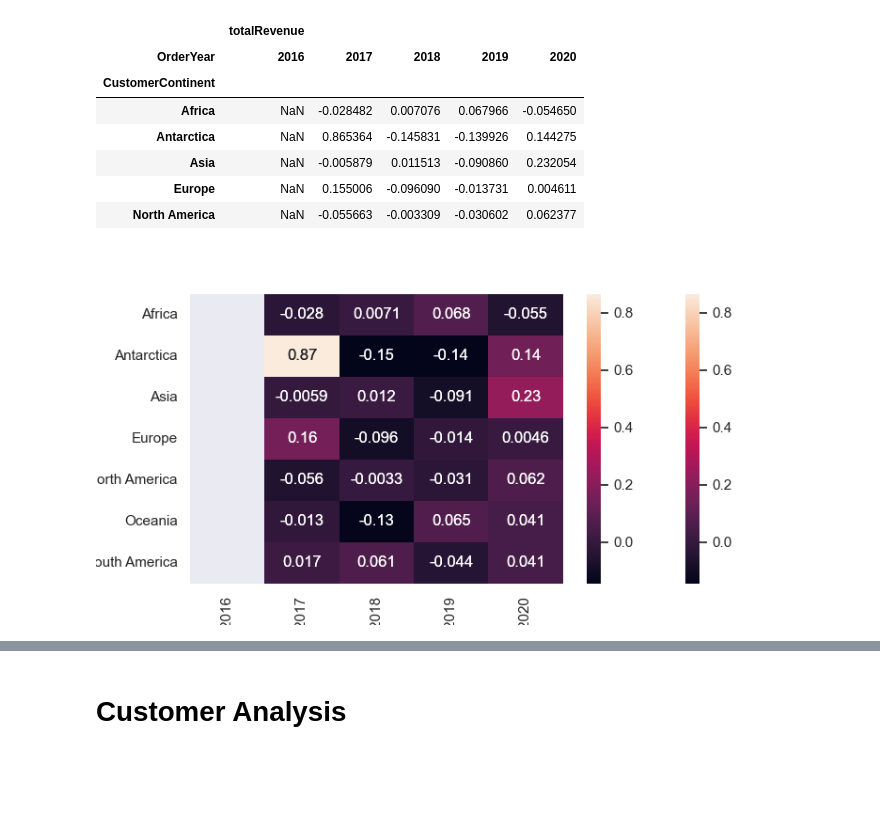
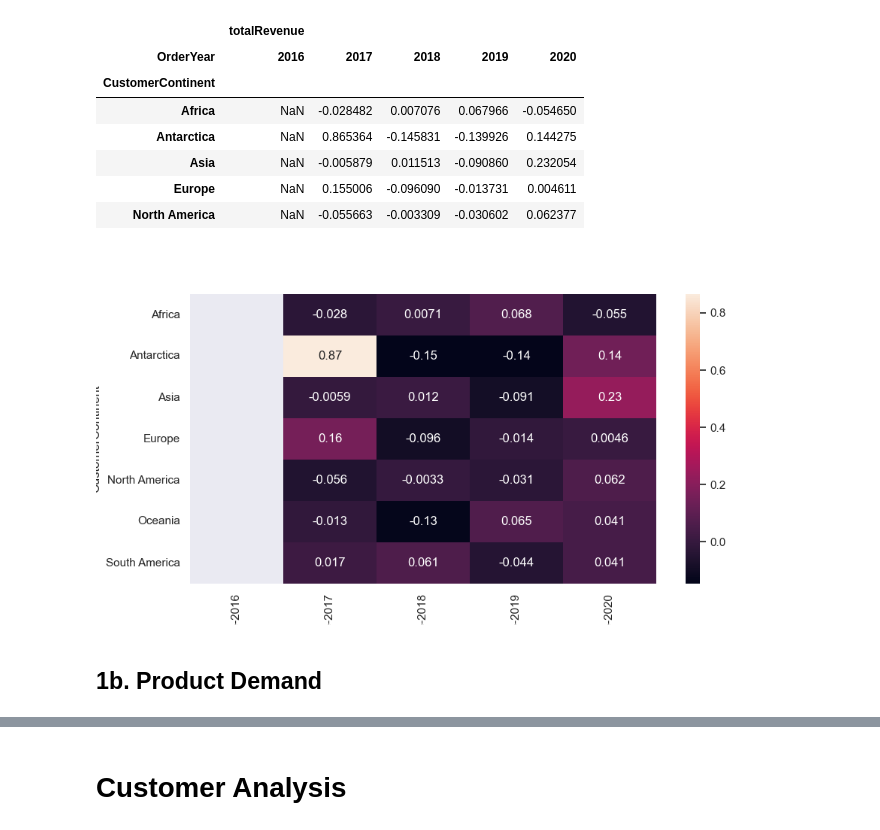
Before and after one commit to josephine-amponsah/ecommerce-data-analysis, a Jupyter notebook: notebooks/exploratory-analysis.ipynb, the cells around one changed output, grey strips where cells are left out. Cells and saved outputs as stored; diff of their text form; code cells hidden in the pictures; blank space fills up the shorter version.

```diff
--- a/notebooks/exploratory-analysis.ipynb
+++ b/notebooks/exploratory-analysis.ipynb
@@ -215,11 +222,15 @@ yoy_rev.head()
 | Europe | NaN | 0.155006 | -0.096090 | -0.013731 | 0.004611 |
 | North America | NaN | -0.055663 | -0.003309 | -0.030602 | 0.062377 |
 # %%
-sns.heatmap(data =yoy_rev, annot = True)
+fig, ax = plt.subplots(figsize=(10, 5))
+sns.heatmap(data =yoy_rev, annot = True, ax = ax)
 plt.plot()
 plt.show()
 # %% [output]
-[figure, old version]
+[figure, new version]
+# %% [markdown]
+<a id= "1b"></a>
+## 1b. Product Demand
 # %%
 #product quantities sold over time
 qty_year = data.groupby("OrderYear")["QuantitySold"].sum()
```
Also changed, not shown: parts of 21 cells of this notebook.
